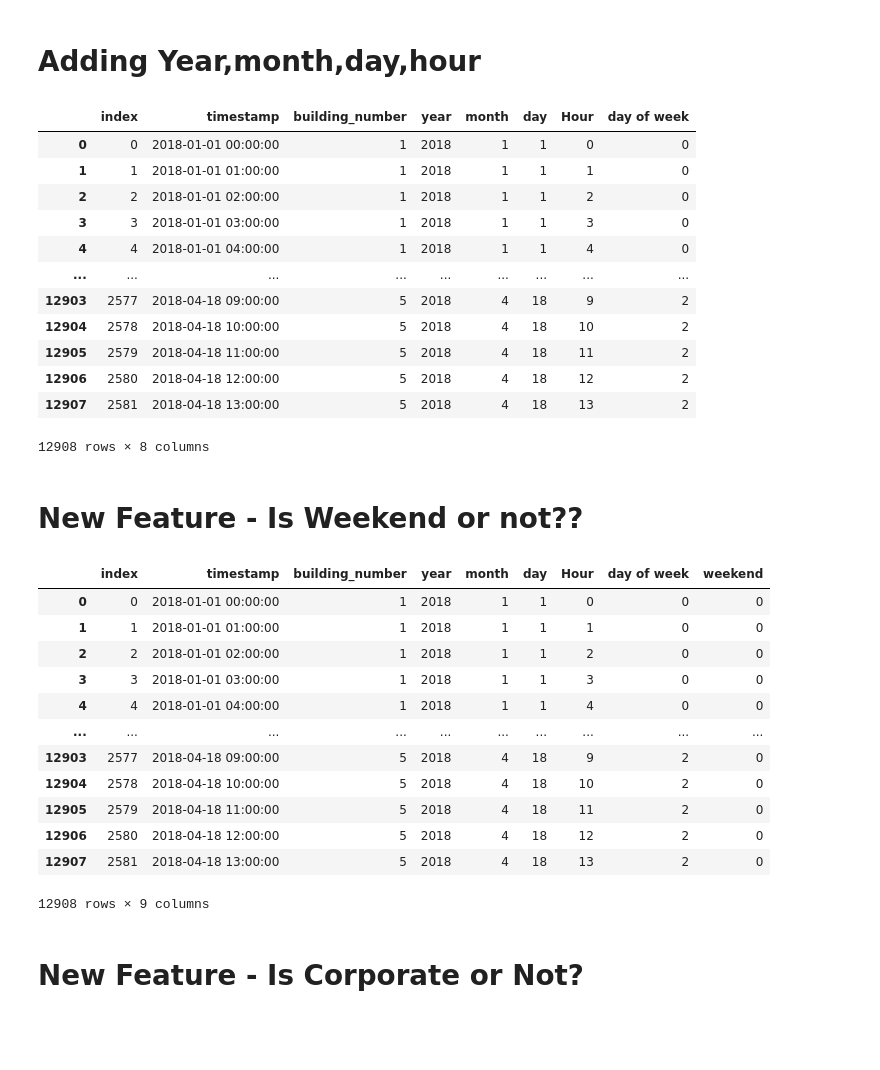
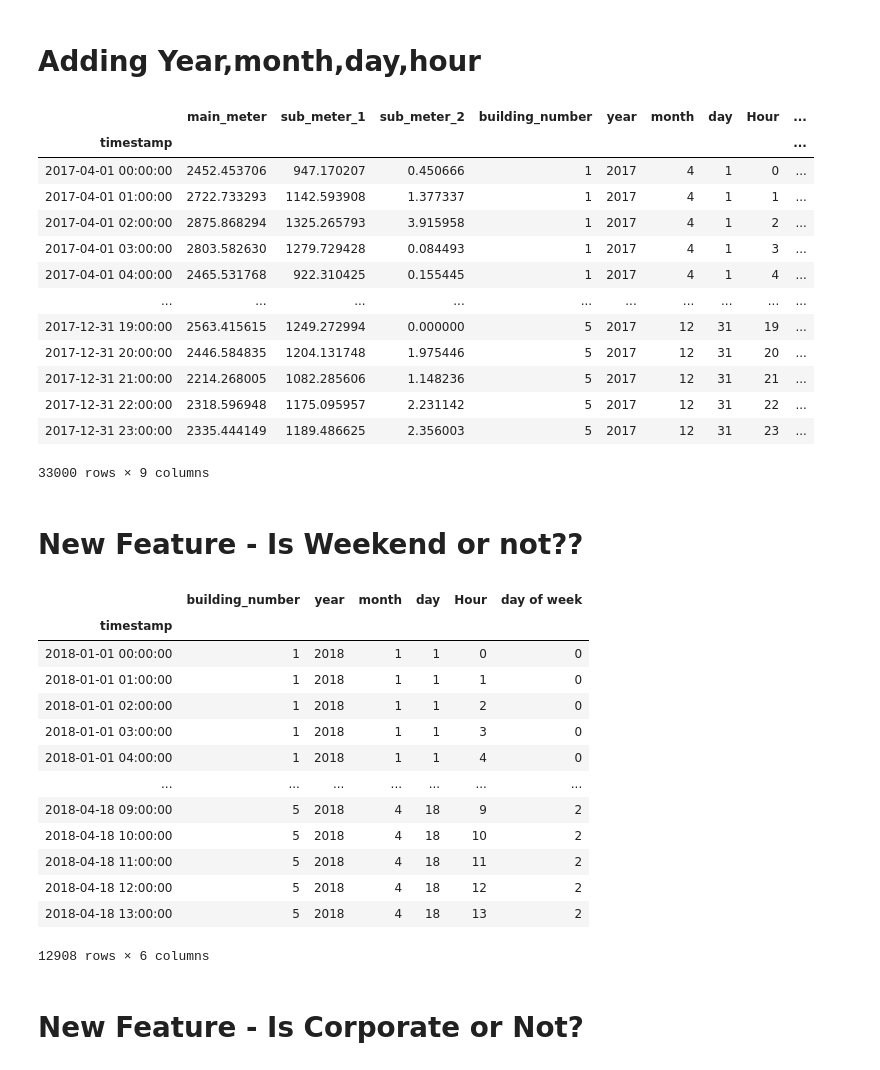
Before and after one commit to vedantiitkgp/Data_Analytics_GC, a Jupyter notebook: Ankan DA/Aggregated Data Cleaning + ARIMA Model.ipynb, the cells around one changed output. Saved outputs shown, nothing was run; the diff lists cells and outputs as text; code cells hidden in the pictures; blank space fills up the shorter version.

```diff
--- a/Ankan DA/Aggregated Data Cleaning + ARIMA Model.ipynb
+++ b/Ankan DA/Aggregated Data Cleaning + ARIMA Model.ipynb
@@ -10,8 +10,8 @@ from pandas import Series        # To work on series
 import warnings                   # To ignore the warnings warnings.filterwarnings("ignore")
 import seaborn as sns
 # %%
-train = pd.read_csv(r"C:\Users\Ankan\Documents\DA GC 2020\train.csv")
-test = pd.read_csv(r"C:\Users\Ankan\Documents\DA GC 2020\test (1).csv")
+train = pd.read_csv(r"./train.csv")
+test = pd.read_csv(r"./test.csv")
 test
 # %% [output]
 |  | timestamp | building_number |
@@ -127,4 +140,4 @@ result = pd.concat(frames)
 
 frames_test = [build_1_test,build_2_test,build_3_test,build_4_test,build_5_test]
 result_test = pd.concat(frames_test)
-result_test = result_test.reset_index()
+#result_test = result_test.reset_index()
@@ -139,21 +169,22 @@ for i in (result,result_test):
 # %%
-result['day of week']=result['timestamp'].dt.dayofweek
-result_test['day of week']=result_test['timestamp'].dt.dayofweek
-result_test
+result['day of week']=result.index.dayofweek
+result_test['day of week']=result_test.index.dayofweek
+result
 # %% [output]
-|  | index | timestamp | building_number | year | month | day | Hour | day of week |
-| 0 | 0 | 2018-01-01 00:00:00 | 1 | 2018 | 1 | 1 | 0 | 0 |
-| 1 | 1 | 2018-01-01 01:00:00 | 1 | 2018 | 1 | 1 | 1 | 0 |
-| 2 | 2 | 2018-01-01 02:00:00 | 1 | 2018 | 1 | 1 | 2 | 0 |
-| 3 | 3 | 2018-01-01 03:00:00 | 1 | 2018 | 1 | 1 | 3 | 0 |
-| 4 | 4 | 2018-01-01 04:00:00 | 1 | 2018 | 1 | 1 | 4 | 0 |
-| ... | ... | ... | ... | ... | ... | ... | ... | ... |
-| 12903 | 2577 | 2018-04-18 09:00:00 | 5 | 2018 | 4 | 18 | 9 | 2 |
-| 12904 | 2578 | 2018-04-18 10:00:00 | 5 | 2018 | 4 | 18 | 10 | 2 |
-| 12905 | 2579 | 2018-04-18 11:00:00 | 5 | 2018 | 4 | 18 | 11 | 2 |
-| 12906 | 2580 | 2018-04-18 12:00:00 | 5 | 2018 | 4 | 18 | 12 | 2 |
-| 12907 | 2581 | 2018-04-18 13:00:00 | 5 | 2018 | 4 | 18 | 13 | 2 |
+|  | main_meter | sub_meter_1 | sub_meter_2 | building_number | year | month | day | Hour | ... |
+| timestamp |  |  |  |  |  |  |  |  | ... |
+| 2017-04-01 00:00:00 | 2452.453706 | 947.170207 | 0.450666 | 1 | 2017 | 4 | 1 | 0 | ... |
+| 2017-04-01 01:00:00 | 2722.733293 | 1142.593908 | 1.377337 | 1 | 2017 | 4 | 1 | 1 | ... |
+| 2017-04-01 02:00:00 | 2875.868294 | 1325.265793 | 3.915958 | 1 | 2017 | 4 | 1 | 2 | ... |
+| 2017-04-01 03:00:00 | 2803.582630 | 1279.729428 | 0.084493 | 1 | 2017 | 4 | 1 | 3 | ... |
+| 2017-04-01 04:00:00 | 2465.531768 | 922.310425 | 0.155445 | 1 | 2017 | 4 | 1 | 4 | ... |
+| ... | ... | ... | ... | ... | ... | ... | ... | ... | ... |
+| 2017-12-31 19:00:00 | 2563.415615 | 1249.272994 | 0.000000 | 5 | 2017 | 12 | 31 | 19 | ... |
+| 2017-12-31 20:00:00 | 2446.584835 | 1204.131748 | 1.975446 | 5 | 2017 | 12 | 31 | 20 | ... |
+| 2017-12-31 21:00:00 | 2214.268005 | 1082.285606 | 1.148236 | 5 | 2017 | 12 | 31 | 21 | ... |
+| 2017-12-31 22:00:00 | 2318.596948 | 1175.095957 | 2.231142 | 5 | 2017 | 12 | 31 | 22 | ... |
+| 2017-12-31 23:00:00 | 2335.444149 | 1189.486625 | 2.356003 | 5 | 2017 | 12 | 31 | 23 | ... |
-12908 rows × 8 columns
+33000 rows × 9 columns
 # %% [markdown]
 # New Feature - Is Weekend or not??
 # %%
@@ -169,19 +200,20 @@ result_test['weekend']=temp3
 # %%
 result_test
 # %% [output]
-|  | index | timestamp | building_number | year | month | day | Hour | day of week | weekend |
-| 0 | 0 | 2018-01-01 00:00:00 | 1 | 2018 | 1 | 1 | 0 | 0 | 0 |
-| 1 | 1 | 2018-01-01 01:00:00 | 1 | 2018 | 1 | 1 | 1 | 0 | 0 |
-| 2 | 2 | 2018-01-01 02:00:00 | 1 | 2018 | 1 | 1 | 2 | 0 | 0 |
-| 3 | 3 | 2018-01-01 03:00:00 | 1 | 2018 | 1 | 1 | 3 | 0 | 0 |
-| 4 | 4 | 2018-01-01 04:00:00 | 1 | 2018 | 1 | 1 | 4 | 0 | 0 |
-| ... | ... | ... | ... | ... | ... | ... | ... | ... | ... |
-| 12903 | 2577 | 2018-04-18 09:00:00 | 5 | 2018 | 4 | 18 | 9 | 2 | 0 |
-| 12904 | 2578 | 2018-04-18 10:00:00 | 5 | 2018 | 4 | 18 | 10 | 2 | 0 |
-| 12905 | 2579 | 2018-04-18 11:00:00 | 5 | 2018 | 4 | 18 | 11 | 2 | 0 |
-| 12906 | 2580 | 2018-04-18 12:00:00 | 5 | 2018 | 4 | 18 | 12 | 2 | 0 |
-| 12907 | 2581 | 2018-04-18 13:00:00 | 5 | 2018 | 4 | 18 | 13 | 2 | 0 |
+|  | building_number | year | month | day | Hour | day of week |
+| timestamp |  |  |  |  |  |  |
+| 2018-01-01 00:00:00 | 1 | 2018 | 1 | 1 | 0 | 0 |
+| 2018-01-01 01:00:00 | 1 | 2018 | 1 | 1 | 1 | 0 |
+| 2018-01-01 02:00:00 | 1 | 2018 | 1 | 1 | 2 | 0 |
+| 2018-01-01 03:00:00 | 1 | 2018 | 1 | 1 | 3 | 0 |
+| 2018-01-01 04:00:00 | 1 | 2018 | 1 | 1 | 4 | 0 |
+| ... | ... | ... | ... | ... | ... | ... |
+| 2018-04-18 09:00:00 | 5 | 2018 | 4 | 18 | 9 | 2 |
+| 2018-04-18 10:00:00 | 5 | 2018 | 4 | 18 | 10 | 2 |
+| 2018-04-18 11:00:00 | 5 | 2018 | 4 | 18 | 11 | 2 |
+| 2018-04-18 12:00:00 | 5 | 2018 | 4 | 18 | 12 | 2 |
+| 2018-04-18 13:00:00 | 5 | 2018 | 4 | 18 | 13 | 2 |
-12908 rows × 9 columns
+12908 rows × 6 columns
 # %% [markdown]
 # New Feature - Is Corporate or Not?
 # %%
```
Also changed, not shown: parts of 17 cells of this notebook, 18 other files.
